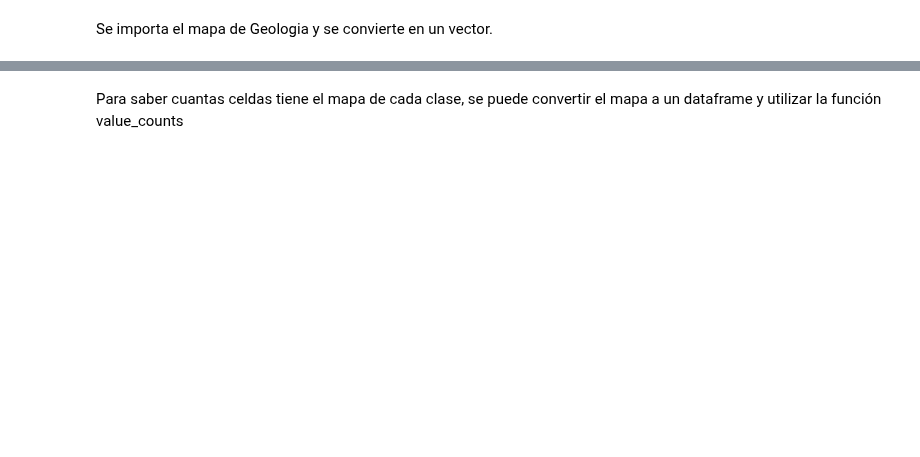
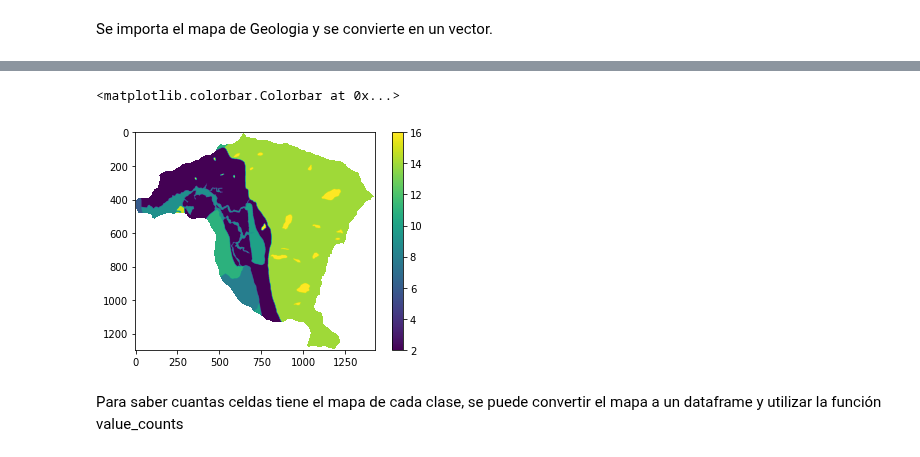
Before and after one commit to edieraristizabal/Libro_cartoGeotecnia, a Jupyter notebook: _sources/08_bivariado.ipynb, the cells around one changed output, grey strips where cells are left out. Drawn from its saved outputs; the diff is of its cells as text; code cells hidden in the pictures; blank space fills up the shorter version.

```diff
--- a/_sources/08_bivariado.ipynb
+++ b/_sources/08_bivariado.ipynb
@@ -165,3 +160,14 @@ geologia.shape
+# %%
+raster = rio.open('https://github.com/edieraristizabal/Libro_cartoGeotecnia/blob/master/data/Geologia_Superficial.tif?raw=true')
+geologia=raster.read(1)
+geologia=np.where(geologia<0,np.nan,geologia)
+geologia_vector=geologia.ravel()
+geologia_vector_MenM=geologia_vector[~np.isnan(geologia_vector)]
+plt.imshow(geologia)
+plt.colorbar();
+# %% [output]
+<matplotlib.colorbar.Colorbar at 0x...>
+[figure, added]
 # %% [markdown]
 Para saber cuantas celdas tiene el mapa de cada clase, se puede convertir el mapa a un dataframe y utilizar la función value_counts
 # %%
```
Also changed, not shown: parts of 36 cells of this notebook, 17 other files.
